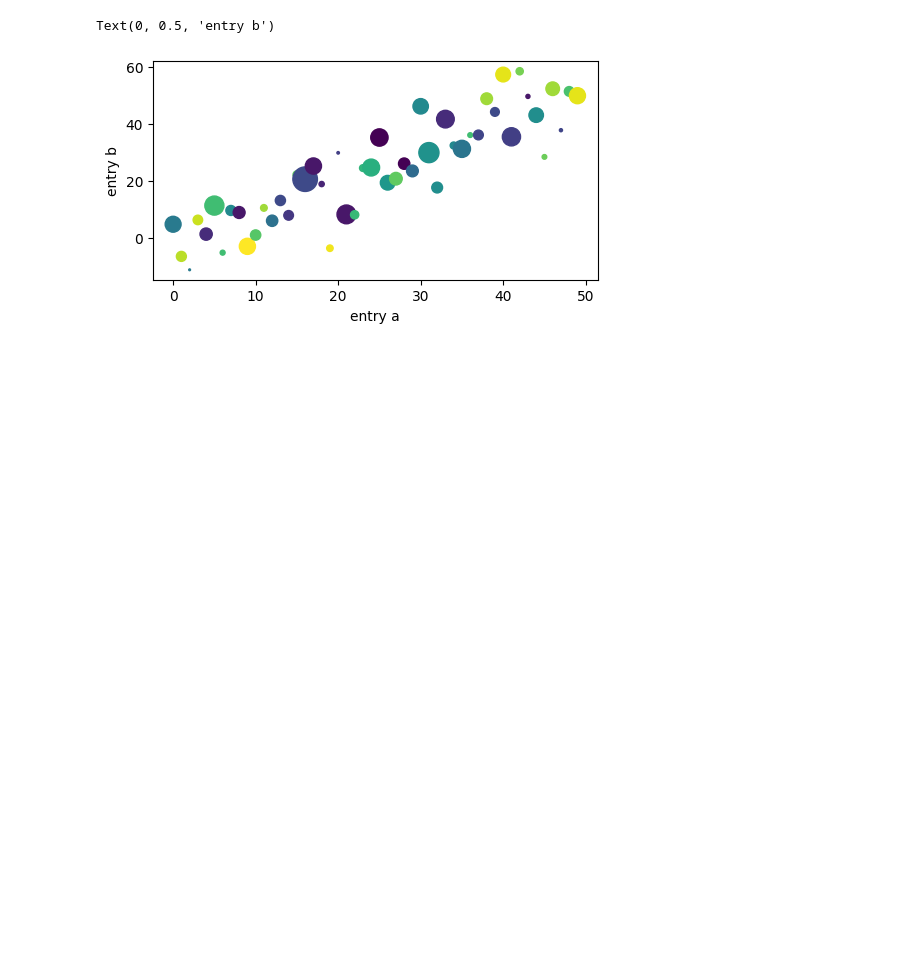
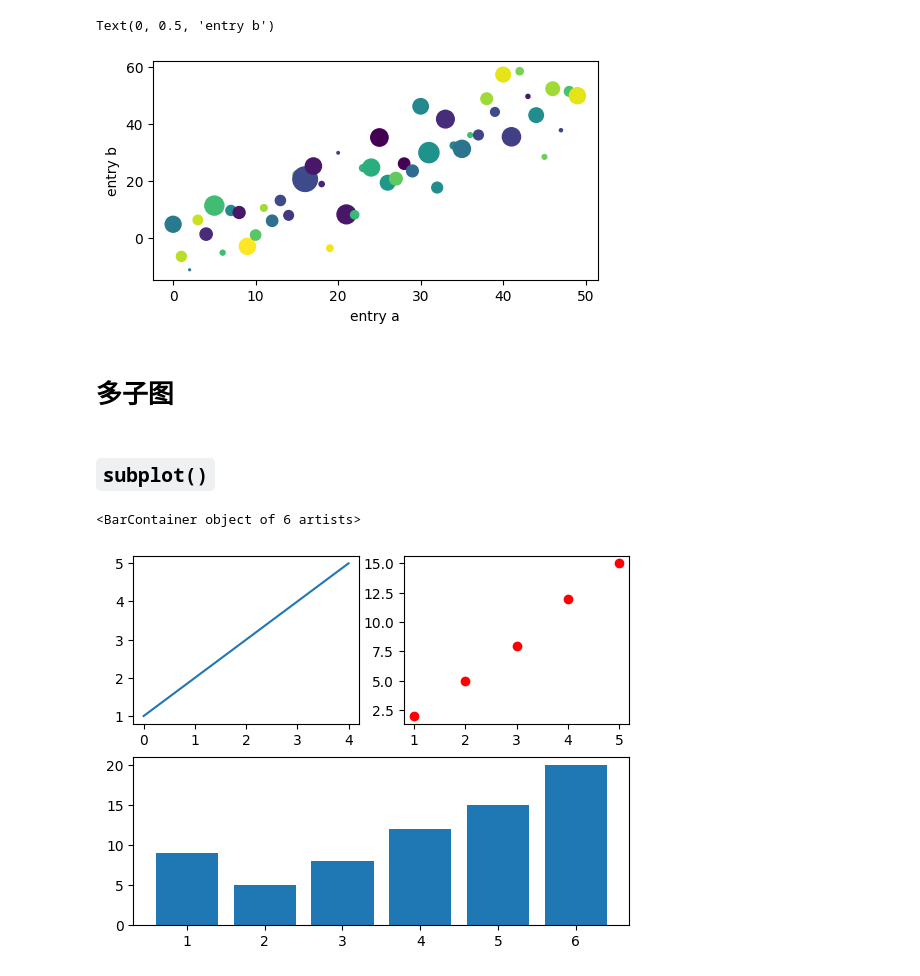
Before and after one commit to tcfh2016/knowledge-map, a Jupyter notebook: Techs/data-science/visualization/matplotlib/kinds_of_plot/kinds_of_plots.ipynb, the cells around one changed output. Saved outputs shown, nothing was run; the diff lists cells and outputs as text; code cells hidden in the pictures; blank space fills up the shorter version.

Commit message:
notes for matplotlib.

```diff
--- a/Techs/data-science/visualization/matplotlib/kinds_of_plot/kinds_of_plots.ipynb
+++ b/Techs/data-science/visualization/matplotlib/kinds_of_plot/kinds_of_plots.ipynb
@@ -163,3 +163,23 @@ ax.set_ylabel('entry b')
 # %% [output]
 Text(0, 0.5, 'entry b')
 [figure]
+# %% [markdown]
+# 多子图
+# %% [markdown]
+## `subplot()`
+# %%
+import matplotlib.pyplot as plt
+# 第一幅子图
+plt.subplot(2, 2, 1)
+plt.plot([1, 2, 3, 4, 5])
+# 第二幅子图
+plt.subplot(2, 2, 2)
+plt.plot([1, 2, 3, 4, 5], [2, 5, 8, 12, 15], 'ro')
+# 第三幅子图，注意此时需要重新设置子图的布局，不再是之前的`(2,2)`，而变成了`(2,1)`
+plt.subplot(2, 1, 2)
+x = [1, 2, 3, 4, 5, 6]
+h = [9, 5, 8, 12, 15, 20]
+plt.bar(x, h)
+# %% [output]
+<BarContainer object of 6 artists>
+[figure, added]
```
Also changed, not shown: parts of 2 cells of this notebook, 4 other files.
